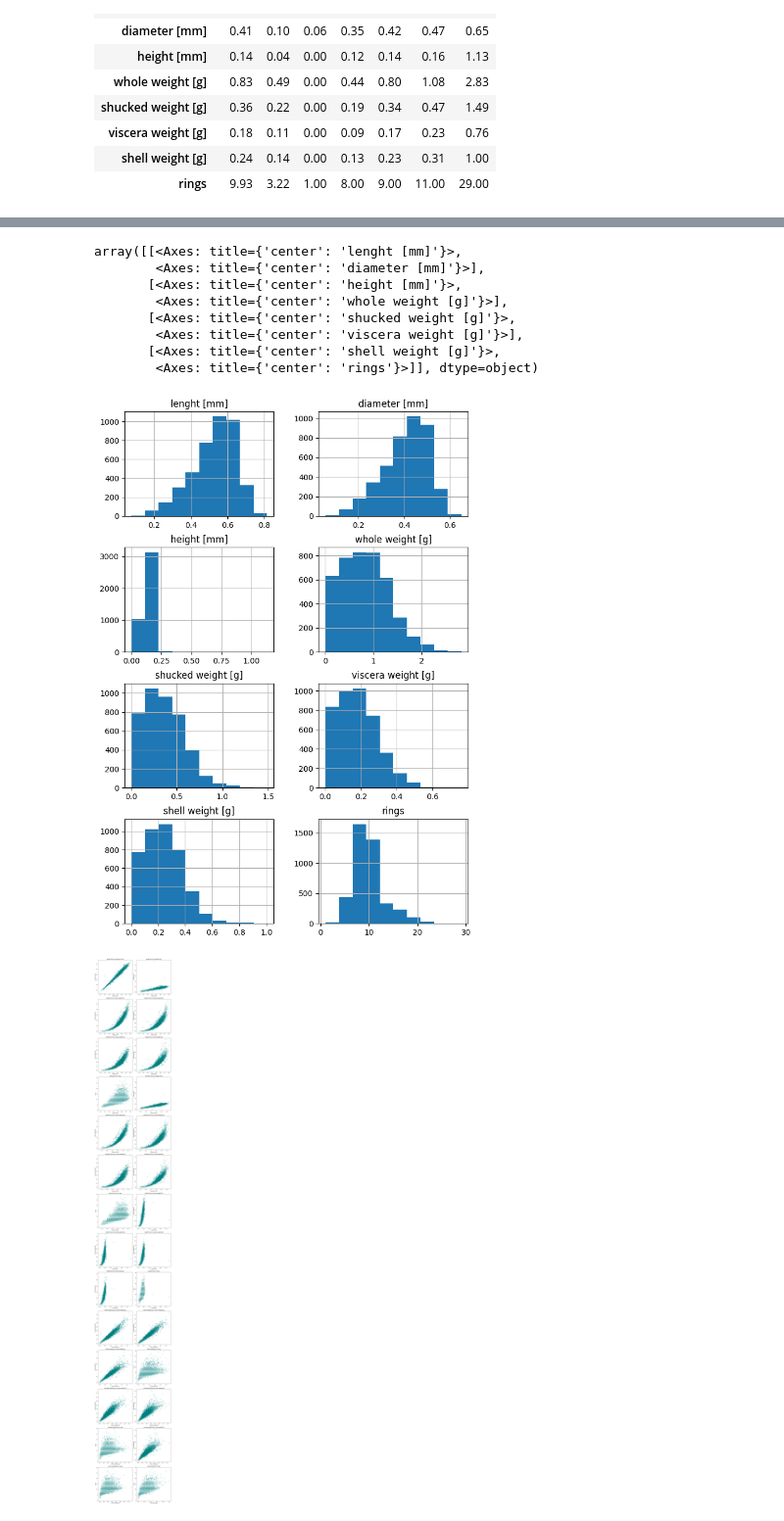
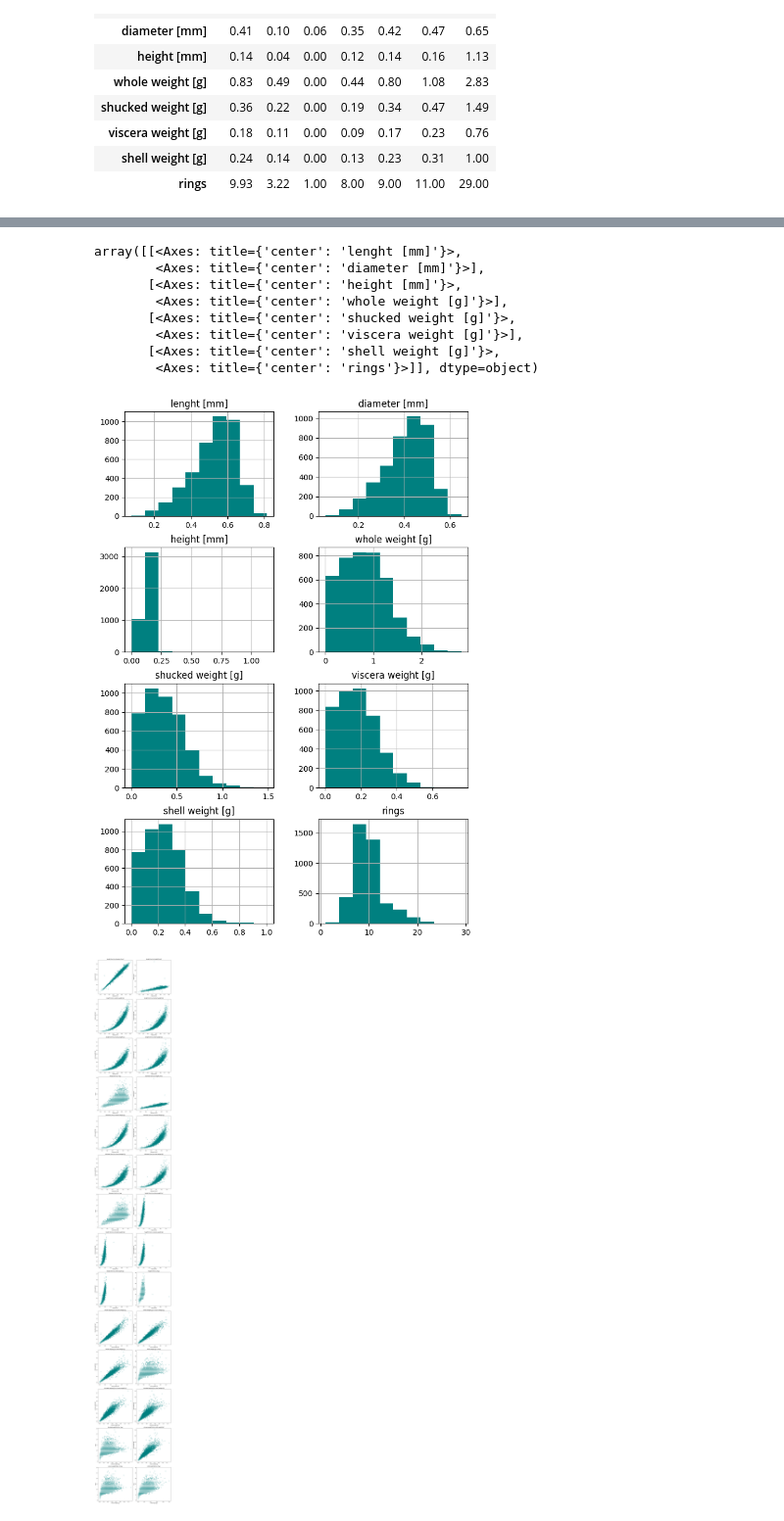
Before and after one commit to Sw3eT1/PY, a Jupyter notebook: Assignment 1/Assignment 1.ipynb, the cells around one changed output, grey strips where cells are left out. Shown at 98% size. Cells and saved outputs as stored; diff of their text form; code cells hidden in the pictures.

```diff
--- a/Assignment 1/Assignment 1.ipynb
+++ b/Assignment 1/Assignment 1.ipynb
@@ -58,18 +61,19 @@ df_qualitative_summary['count'].plot(kind='bar')
 # %%
 quantitative_values.hist(
     layout=(4, 2),
-    figsize=(8, 12)
+    figsize=(8, 12),
+    color='teal'
 )
 # %% [output]
 array([[<Axes: title={'center': 'lenght [mm]'}>,
         <Axes: title={'center': 'diameter [mm]'}>],
        [<Axes: title={'center': 'height [mm]'}>,
         <Axes: title={'center': 'whole weight [g]'}>],
        [<Axes: title={'center': 'shucked weight [g]'}>,
         <Axes: title={'center': 'viscera weight [g]'}>],
        [<Axes: title={'center': 'shell weight [g]'}>,
         <Axes: title={'center': 'rings'}>]], dtype=object)
-[figure, old version]
+[figure, new version]
 # %%
 all_quantitative_pairs = (
     list(
```
Also changed, not shown: parts of 2 cells of this notebook.
